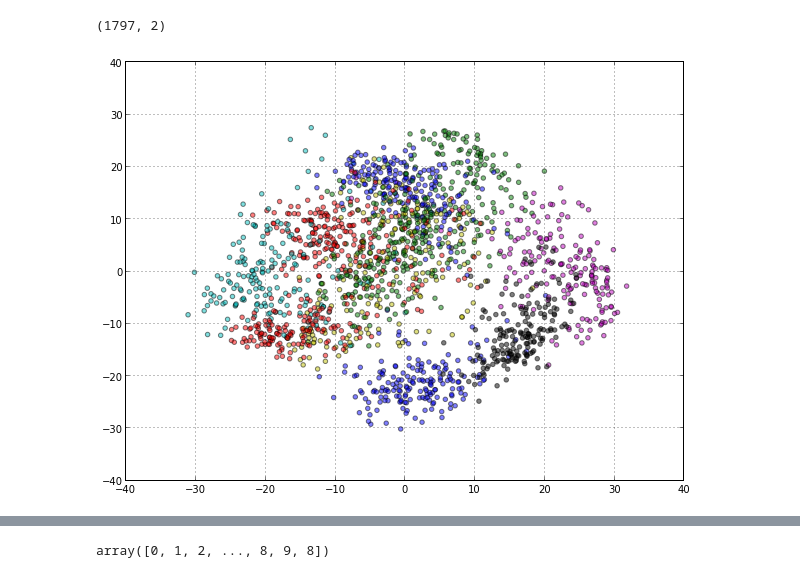
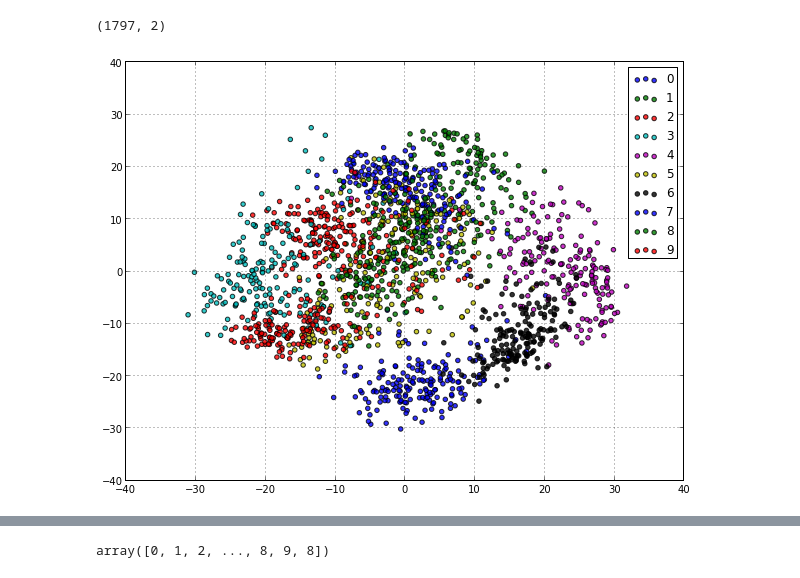
Before and after one commit to ageek/pynotebooks, a Jupyter notebook: sklearn-matplot.ipynb, the cells around one changed output, grey strips where cells are left out. Saved outputs shown, nothing was run; the diff lists cells and outputs as text; code cells hidden in the pictures.

Commit message:
legends for digits classification plot

```diff
--- a/sklearn-matplot.ipynb
+++ b/sklearn-matplot.ipynb
@@ -152,10 +151,10 @@ from itertools import cycle
 colors = ['b', 'g', 'r', 'c', 'm', 'y', 'k']
 # %%
 for i, c in zip(np.unique(y), cycle(colors)):
-    pl.scatter(x_pca[y==i, 0], x_pca[y==i, 1], c=c, label=i, alpha=.5)
-    #pl.legend(loc='bench')
+    pl.scatter(x_pca[y==i, 0], x_pca[y==i, 1], c=c, label=str(i), alpha=.8)
+    pl.legend(loc='upper right')
 # %% [output]
-[figure, old version]
+[figure, new version]
 # %%
 for i, c in zip(np.unique(y), cycle(colors)):
     print i, c
```
Also changed, not shown: parts of 12 cells of this notebook.
